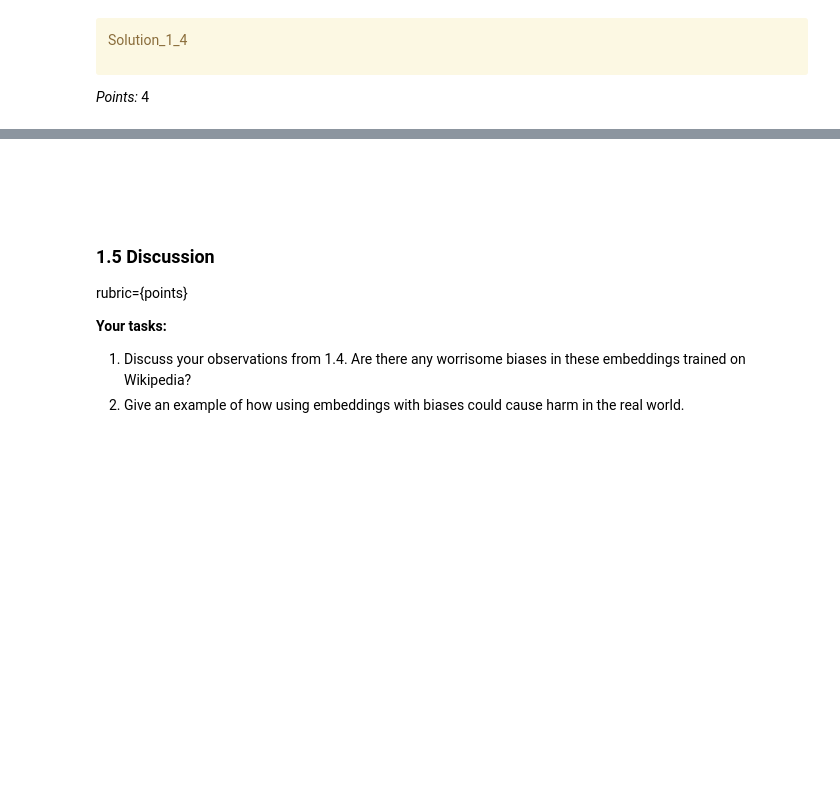
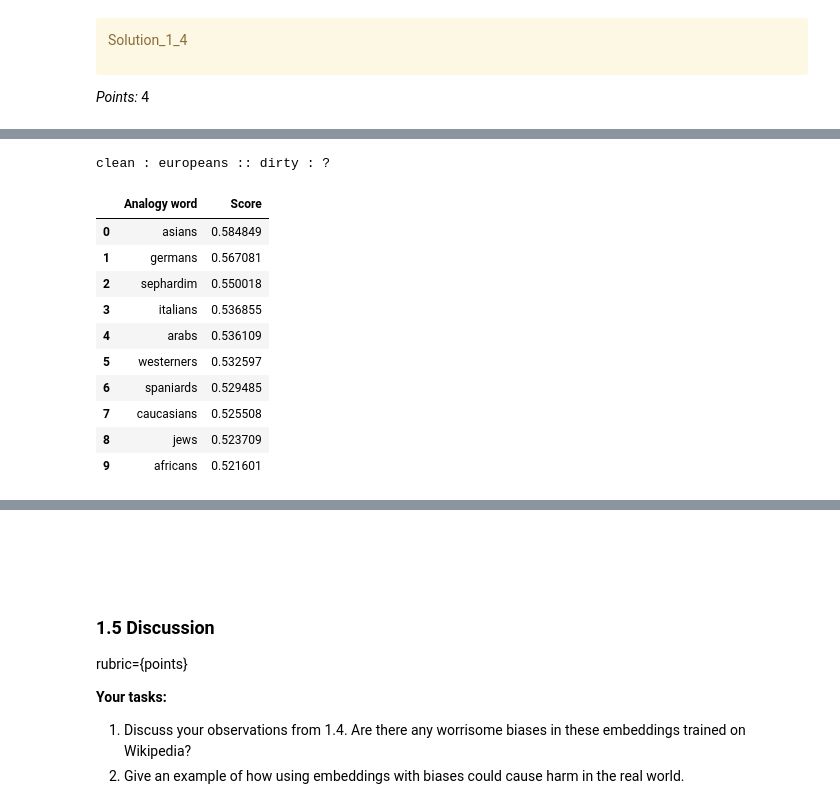
Before and after one commit to moraesand/hw7_330, a Jupyter notebook: hw7.ipynb, the cells around one changed output, grey strips where cells are left out. Saved outputs shown, nothing was run; the diff lists cells and outputs as text; code cells hidden in the pictures; blank space fills up the shorter version.

```diff
--- a/hw7.ipynb
+++ b/hw7.ipynb
@@ -338,3 +384,16 @@ _Points:_ 4
 # %%
-...
+analogy("clean", "europeans", "dirty")
+# %% [output]
+clean : europeans :: dirty : ?
+|  | Analogy word | Score |
+| 0 | asians | 0.584849 |
+| 1 | germans | 0.567081 |
+| 2 | sephardim | 0.550018 |
+| 3 | italians | 0.536855 |
+| 4 | arabs | 0.536109 |
+| 5 | westerners | 0.532597 |
+| 6 | spaniards | 0.529485 |
+| 7 | caucasians | 0.525508 |
+| 8 | jews | 0.523709 |
+| 9 | africans | 0.521601 |
 # %%
```
Also changed, not shown: parts of 10 cells of this notebook.
